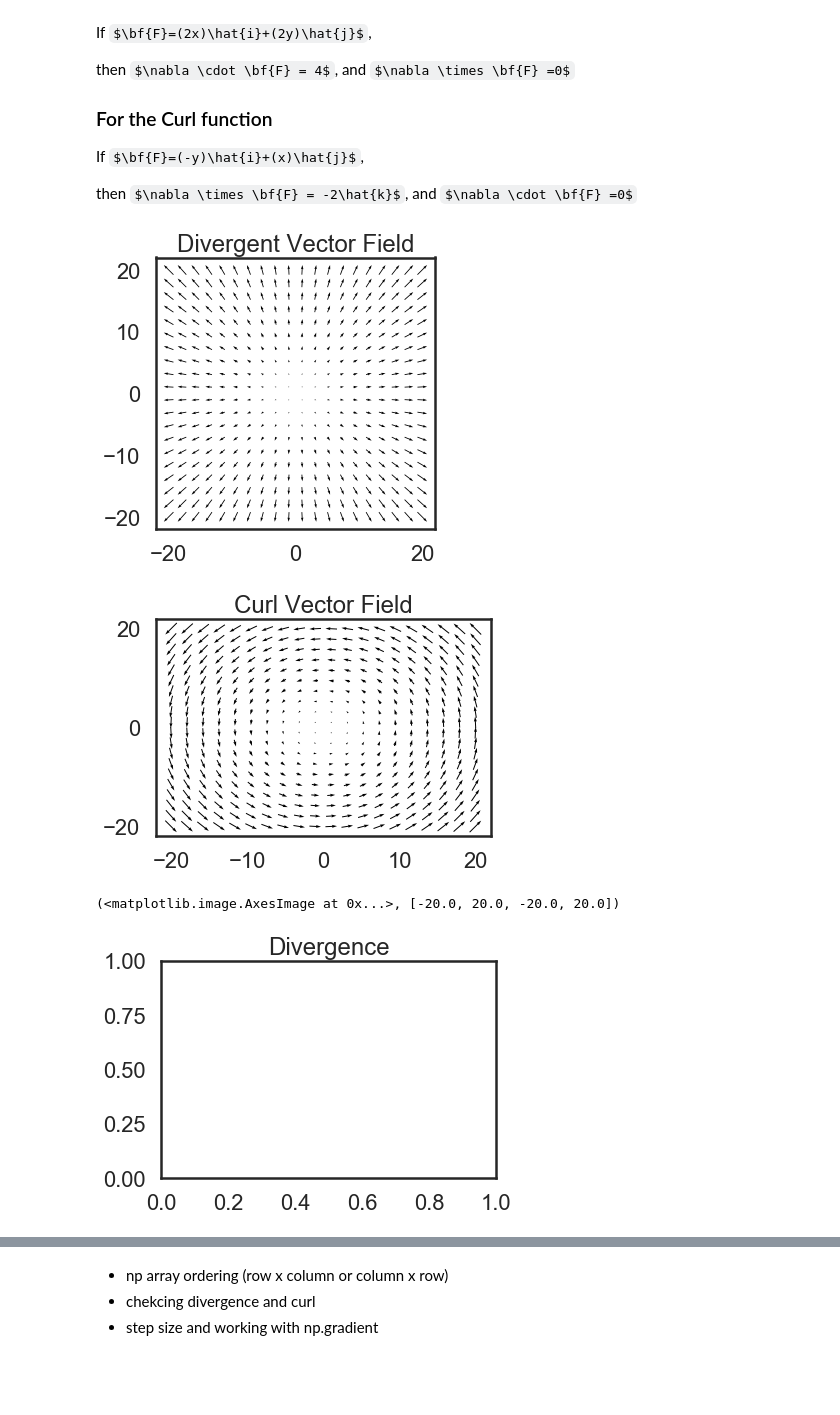
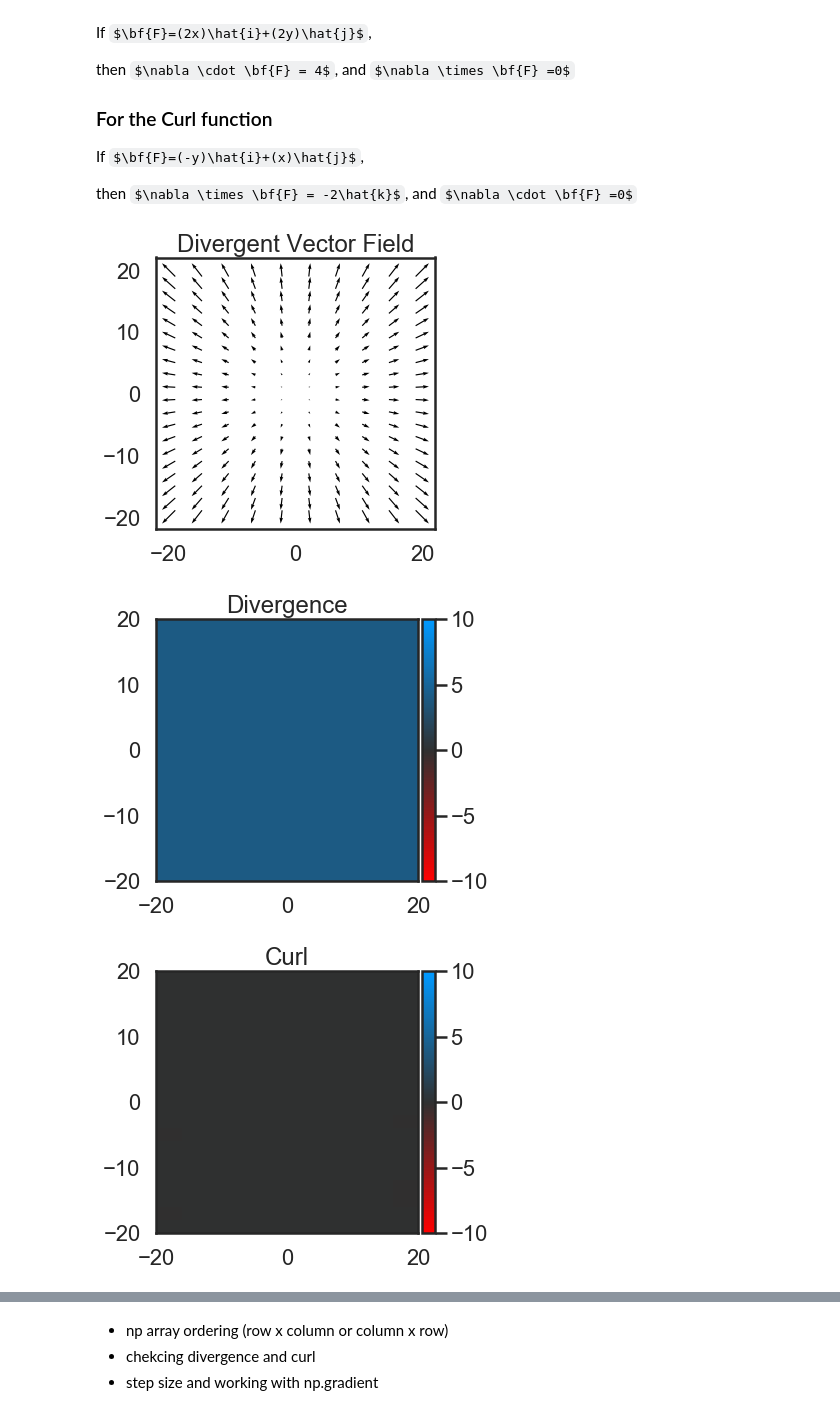
Before and after one commit to hshams28/Astr499-Research, a Jupyter notebook: Divergence and Curl .ipynb, the cells around one changed output, grey strips where cells are left out. Saved outputs shown, nothing was run; the diff lists cells and outputs as text; code cells hidden in the pictures; some formulas as TeX source; blank space fills up the shorter version.

```diff
--- a/Divergence and Curl .ipynb
+++ b/Divergence and Curl .ipynb
@@ -160,22 +159,36 @@ def plot_curl(ax, X, Y, u, v, x, y, vmin=None, vmax=None):
     return curl_plot, extent
 # %%
 n = 20
-x, dx = np.linspace(-n, n, n, retstep=True)
+x, dx = np.linspace(-n, n, n//2, retstep=True)
 y, dy = np.linspace(-n, n, n, retstep=True)
 X,Y = np.meshgrid(x,y)
 
+plt.figure(figsize=(5,5))
+u_div,v_div = div_field(X,Y)
+
 fig = plt.figure(figsize=(5,5))
 ax = fig.add_subplot(111)
+div_plot, extent = plot_div(ax, X,Y,u_div,v_div,x,y,vmin=-10,vmax=10)
+colorbar(div_plot);
 
-u_div,v_div = div_field(X,Y)
-div_plot, extent = plot_div(ax, X,Y,u_div,v_div,x,y)
-plot_curl(ax,X,Y,u_div,v_div,x,y,vmin=-10,vmax=10)
+fig = plt.figure(figsize=(5,5))
+ax = fig.add_subplot(111)
+div_plot, extent = plot_curl(ax,X,Y,u_div,v_div,x,y,vmin=-10,vmax=10)
+colorbar(div_plot);
 
+plt.figure(figsize=(5,5))
 u_curl,v_curl = curl_field(X,Y)
-curl_plot,extent = plot_curl(ax,X,Y,u_curl,v_curl,x,y)
-plot_div(ax,X,Y,u_curl,v_curl,x,y,vmin=-10,vmax=10)
+
+fig = plt.figure(figsize=(5,5))
+ax = fig.add_subplot(111)
+curl_plot,extent = plot_curl(ax,X,Y,u_curl,v_curl,x,y,vmin=-10,vmax=10)
+colorbar(curl_plot);
+
+fig = plt.figure(figsize=(5,5))
+ax = fig.add_subplot(111)
+curl_plot,extent = plot_div(ax,X,Y,u_curl,v_curl,x,y,vmin=-10,vmax=10)
+colorbar(curl_plot);
 # %% [output]
-[figure, old version]
+[figure, new version]
-[figure, old version]
+[figure, new version]
-(<matplotlib.image.AxesImage at 0x...>, [-20.0, 20.0, -20.0, 20.0])
-[figure, old version]
+[figure, new version]
```
Also changed, not shown: parts of 10 cells of this notebook.
